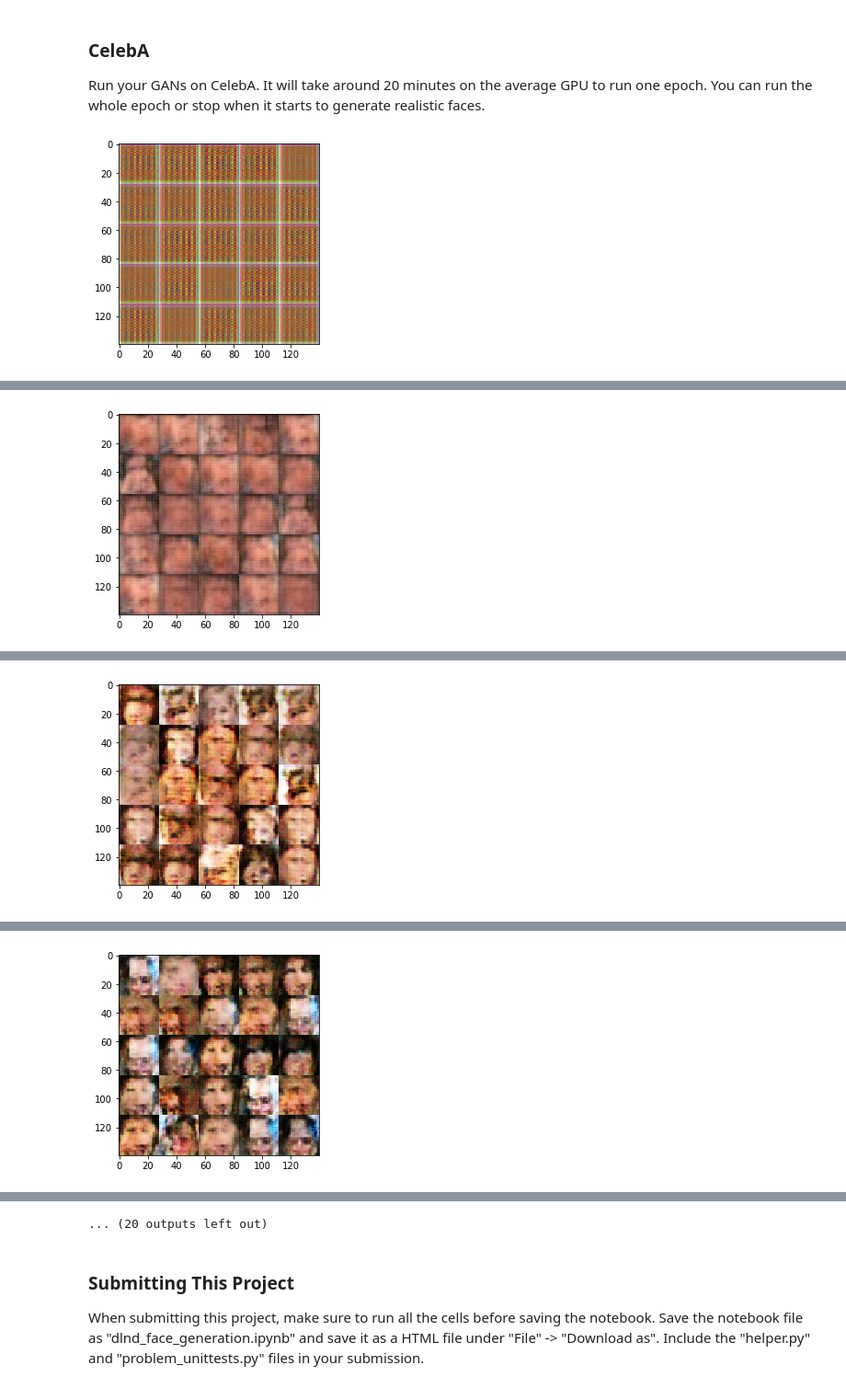
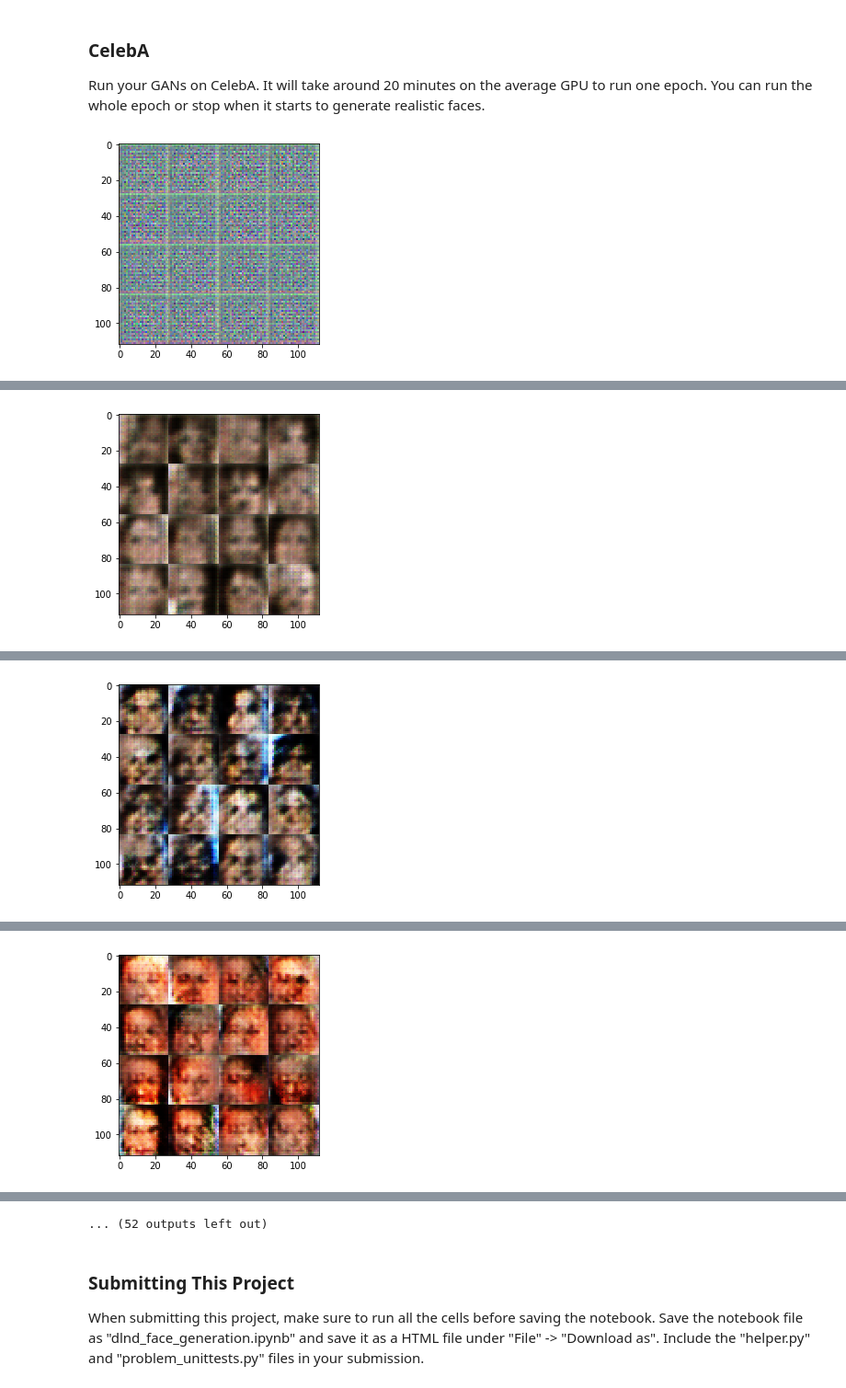
Before and after one commit to shoc2005/gan_ann, a Jupyter notebook: dlnd_face_generation.ipynb, the cells around one changed output, grey strips where cells are left out. Shown at 92% size. Drawn from its saved outputs; the diff is of its cells as text; code cells hidden in the pictures.

Commit message:
Fix: some training issues

```diff
--- a/dlnd_face_generation.ipynb
+++ b/dlnd_face_generation.ipynb
@@ -233,7 +238,8 @@ def generator(z, out_channel_dim, is_train=True):
     alpha = 0.2
     with tf.variable_scope('generator', reuse=not(is_train)):
         # define the 1-st layer
-        h1 = tf.layers.dense(z, 7 * 7 * 128, activation=None)
+        h1 = tf.layers.dense(z, 7 * 7 * 128, activation=None,
+                            kernel_initializer=tf.contrib.layers.xavier_initializer_conv2d())
 
         conv1 = tf.reshape(h1, (-1, 7, 7, 128))
         norm1 = tf.layers.batch_normalization(conv1, training=is_train)
@@ -241,19 +247,22 @@ def generator(z, out_channel_dim, is_train=True):
         #print(relu1.get_shape())
         # shape 7, 7, 128
 
-        conv2 = tf.layers.conv2d_transpose(relu1, 64, 5, strides=2, padding='same')
+        conv2 = tf.layers.conv2d_transpose(relu1, 64, 5, strides=2, padding='same',
+                                          kernel_initializer=tf.contrib.layers.xavier_initializer_conv2d())
         norm2 = tf.layers.batch_normalization(conv2, training=is_train)
         relu2 = tf.nn.relu(alpha * norm2)
         #print(relu2.get_shape())
         # shape 14, 14, 64
 
-        conv3 = tf.layers.conv2d_transpose(relu2, 32, 5, strides=2, padding='same')
+        conv3 = tf.layers.conv2d_transpose(relu2, 32, 5, strides=2, padding='same',
+                                          kernel_initializer=tf.contrib.layers.xavier_initializer_conv2d())
         norm3 = tf.layers.batch_normalization(conv3, training=is_train)
         relu3 = tf.nn.relu(alpha * norm3)
         #print(relu3.get_shape())
         # shape 28, 28, 32
 
-        logits = tf.layers.conv2d_transpose(relu3, out_channel_dim, 5, strides=1, padding='same')
+        logits = tf.layers.conv2d_transpose(relu3, out_channel_dim, 5, strides=1, padding='same',
+                                           kernel_initializer=tf.contrib.layers.xavier_initializer_conv2d())
         out = tf.tanh(logits)
 
     return out
@@ -400,17 +409,13 @@ def train(epoch_count, batch_size, z_dim, learning_rate, beta1, get_batches, dat
     """
     # TODO: Build Model
 
+    input_images_pl, z_data_pl, learning_rate_var = model_inputs(data_shape[1], data_shape[2], data_shape[3], z_dim)
+
+    d_loss, g_loss = model_loss(input_images_pl, z_data_pl, data_shape[3])
+
+    d_train_opt, g_train_opt = model_opt(d_loss, g_loss, learning_rate_var, beta1)
+
     with tf.Session() as sess:
-
-
-        input_images_pl, z_data_pl, learning_rate_var = model_inputs(data_shape[1], data_shape[2], data_shape[3], z_dim)
-
-        d_loss, g_loss = model_loss(input_images_pl, z_data_pl, z_dim)
-
-        d_train_opt, g_train_opt = model_opt(d_loss, g_loss, learning_rate_var, beta1)
-
-
-        gen_out_pl = generator(z_data_pl, z_dim, is_train=False)
 
         sess.run(tf.global_variables_initializer())
 
@@ -441,7 +446,7 @@ def train(epoch_count, batch_size, z_dim, learning_rate, beta1, get_batches, dat
 
                     #_ = sess.run(gen_out_pl, feed_dict={z_data_pl: sample_test})
 
-                    show_generator_output(sess, 25, z_data_pl, z_dim, data_image_mode)
+                    show_generator_output(sess, 16, z_data_pl, data_shape[3], data_image_mode)
 
                     print("Epoch {}/{}-{} batch ...".format(epoch_i + 1, epoch_count, batch_num * batch_size),
                       "Discriminator Loss: {:.4f}...".format(train_loss_d),
@@ -487,20 +492,20 @@ Epoch 2/2-0 batch ... Discriminator Loss: 1.3429... Generator Loss: 0.8239
 ### CelebA
 Run your GANs on CelebA.  It will take around 20 minutes on the average GPU to run one epoch.  You can run the whole epoch or stop when it starts to generate realistic faces.
 # %%
-batch_size = 64
-z_dim = 3
-learning_rate = 0.001
-beta1 = 0.01
+batch_size = 32
+z_dim = 128
+learning_rate = 0.00063
+beta1 = 0.5
 
 
 """
 DON'T MODIFY ANYTHING IN THIS CELL THAT IS BELOW THIS LINE
 """
 epochs = 1
 
 celeba_dataset = helper.Dataset('celeba', glob(os.path.join(data_dir, 'img_align_celeba/*.jpg')))
 with tf.Graph().as_default():
     train(epochs, batch_size, z_dim, learning_rate, beta1, celeba_dataset.get_batches,
           celeba_dataset.shape, celeba_dataset.image_mode)
 # %% [output]
-[figure, old version]
+[figure, new version]
@@ -508 +513 @@ Epoch 1/1-0 batch ... Discriminator Loss: 1.4090... Generator Loss: 0.6596
-[figure, old version]
+[figure, new version]
@@ -510 +515 @@ Epoch 1/1-12800 batch ... Discriminator Loss: 1.3797... Generator Loss: 0.7814
-[figure, old version]
+[figure, new version]
@@ -512 +517 @@ Epoch 1/1-25600 batch ... Discriminator Loss: 1.3750... Generator Loss: 0.7971
-[figure, old version]
+[figure, new version]
@@ -518,4 +523,4 @@ Epoch 1/1-64000 batch ... Discriminator Loss: 1.3745... Generator Loss: 0.8061
-... (20 outputs left out)
+... (52 outputs left out)
 # %% [markdown]
 ### Submitting This Project
 When submitting this project, make sure to run all the cells before saving the notebook. Save the notebook file as "dlnd_face_generation.ipynb" and save it as a HTML file under "File" -> "Download as". Include the "helper.py" and "problem_unittests.py" files in your submission.
```
Also changed, not shown: parts of 4 cells of this notebook, 1 other file.
